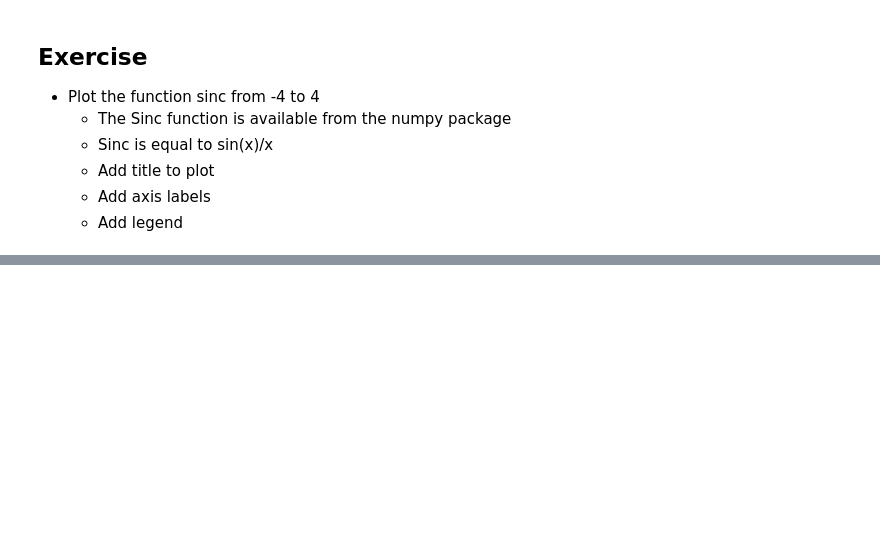
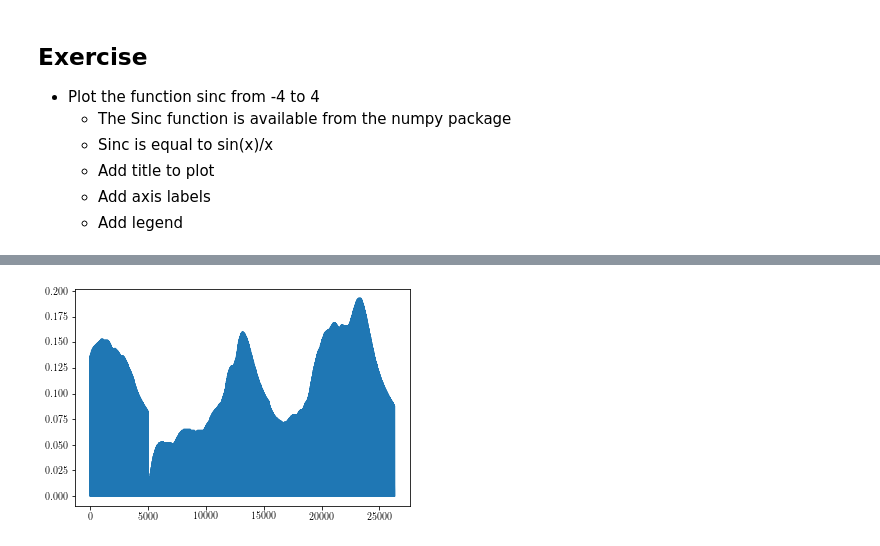
Before and after one commit to janusboandersen/big-data, a Jupyter notebook: u37_1/Intro-to-ML-tools.ipynb, the cells around one changed output, grey strips where cells are left out. Drawn from its saved outputs; the diff is of its cells as text; code cells hidden in the pictures; blank space fills up the shorter version.

```diff
--- a/u37_1/Intro-to-ML-tools.ipynb
+++ b/u37_1/Intro-to-ML-tools.ipynb
@@ -56,0 +67,5 @@ fig.tight_layout(pad=1)
+# %%
+df = pd.DataFrame()
+filename = 'aquifer_day.txt'
+df = pd.read_csv(filename, header=0, delim_whitespace=True, skiprows=[0,2])
+df
@@ -56,0 +86,4 @@ fig.tight_layout(pad=1)
+# %%
+df['no3gw'].plot();
+# %% [output]
+[figure, added]
```
Also changed, not shown: parts of 7 cells of this notebook, 1 other file.
